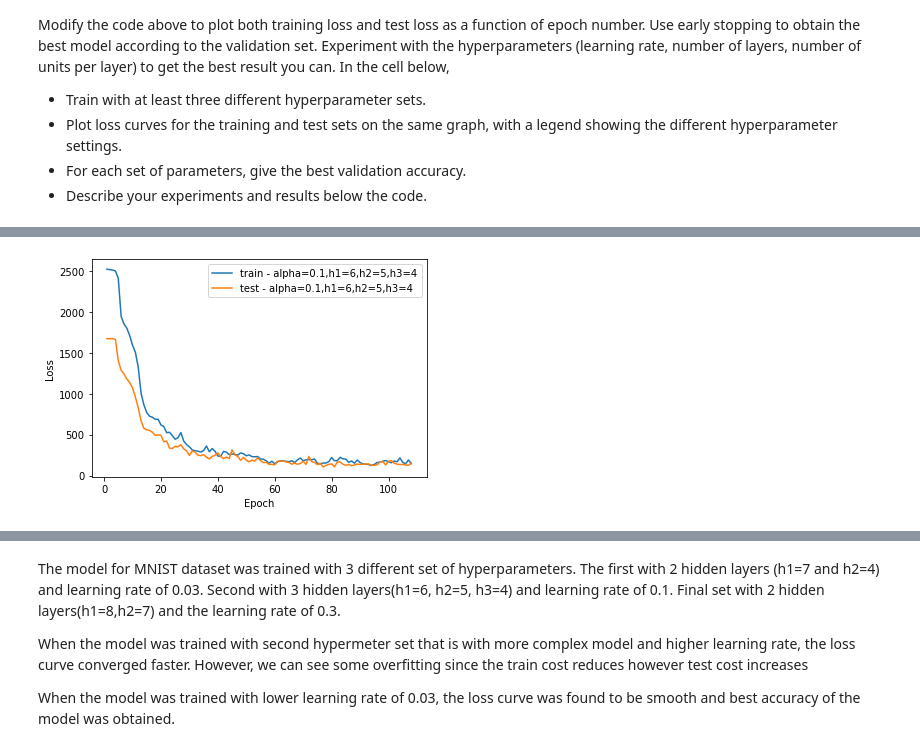
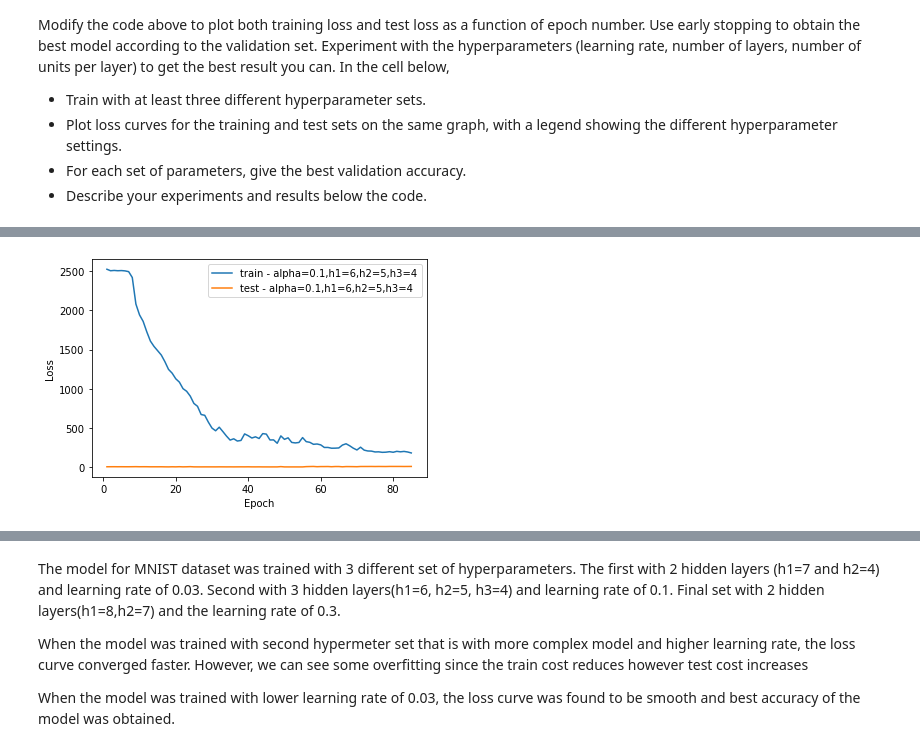
Before and after one commit to sunsun101/AT82.03, a Jupyter notebook: AT82.03/08-Deep-Learning-I/08-Deep-Learning-I.ipynb, the cells around one changed output, grey strips where cells are left out. Drawn from its saved outputs; the diff is of its cells as text; code cells hidden in the pictures.

```diff
--- a/AT82.03/08-Deep-Learning-I/08-Deep-Learning-I.ipynb
+++ b/AT82.03/08-Deep-Learning-I/08-Deep-Learning-I.ipynb
@@ -463,6 +463,19 @@ def loss_per_epoch(X , y, W, b):
 
     return loss_this_iter[0,0], W, b
 
+def test_loss_per_epoch(X, y, W, b):
+    m = X.shape[0]
+    loss_this_iter = 0
+    for i in range(m):
+        x_this = X[i,:].T
+        y_this = y[i,:]
+
+
+        # calulate loss
+        loss_this_pattern = loss(y_this, ff(x_this, W, b))
+        loss_this_iter = loss_this_iter + loss_this_pattern
+
+        return loss_this_iter[0,0]
 
 
 #First hyperparameter set
@@ -486,14 +499,14 @@ best_test_epoch = None
 epoch = 1
 
 while 1:
-    train_loss_this_iter, W_train , b_train = loss_per_epoch(X_train, y_train, W, b)
-    test_loss_this_iter, W_test, b_test = loss_per_epoch(X_test, y_test, W, b)
+    train_loss_this_iter, W , b = loss_per_epoch(X_train, y_train, W, b)
+    test_loss_this_iter = test_loss_per_epoch(X_test, y_test, W, b)
     cost_arr_train.append(train_loss_this_iter)
     cost_arr_test.append(test_loss_this_iter)
     if best_test_loss is None or test_loss_this_iter < best_test_loss:
         best_test_loss = test_loss_this_iter
-        best_W = W_test.copy()
-        best_b = b_test.copy()
+        best_W = W.copy()
+        best_b = b.copy()
         best_test_epoch = epoch
     print('Epoch %d train loss %f , test loss %f' % (epoch, train_loss_this_iter, test_loss_this_iter))
     if (epoch - best_test_epoch) > 30:
@@ -567,14 +580,14 @@ best_test_epoch = None
 epoch = 1
 
 while 1:
-    train_loss_this_iter, W_train , b_train = loss_per_epoch(X_train, y_train, W, b)
-    test_loss_this_iter, W_test, b_test = loss_per_epoch(X_test, y_test, W, b)
+    train_loss_this_iter, W , b= loss_per_epoch(X_train, y_train, W, b)
+    test_loss_this_iter = test_loss_per_epoch(X_test, y_test, W, b)
     cost_arr_train.append(train_loss_this_iter)
     cost_arr_test.append(test_loss_this_iter)
     if best_test_loss is None or test_loss_this_iter < best_test_loss:
         best_test_loss = test_loss_this_iter
-        best_W = W_test.copy()
-        best_b = b_test.copy()
+        best_W = W.copy()
+        best_b = b.copy()
         best_test_epoch = epoch
     print('Epoch %d train loss %f , test loss %f' % (epoch, train_loss_this_iter, test_loss_this_iter))
     if (epoch - best_test_epoch) > 30:
@@ -625,4 +638,4 @@ Test accuracy: 0.9652
-[figure, old version]
+[figure, new version]
 # %%
 #Third hyperparameter set
 h2 = 7
```
Also changed, not shown: parts of 21 cells of this notebook, 16 other files.
